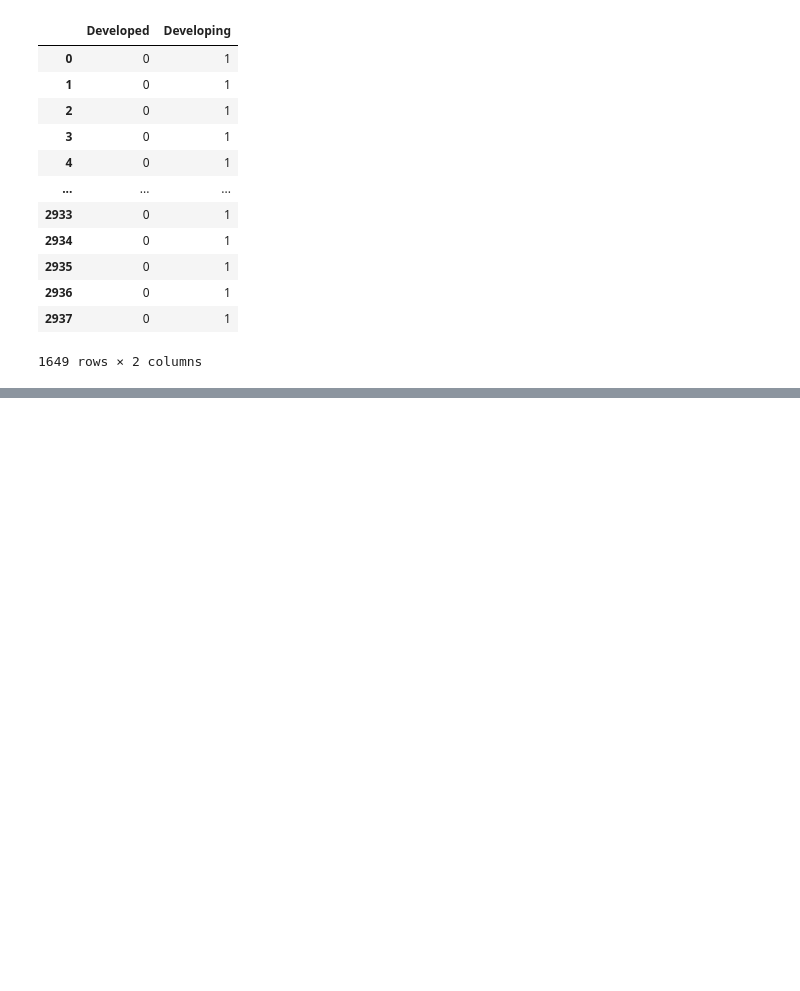
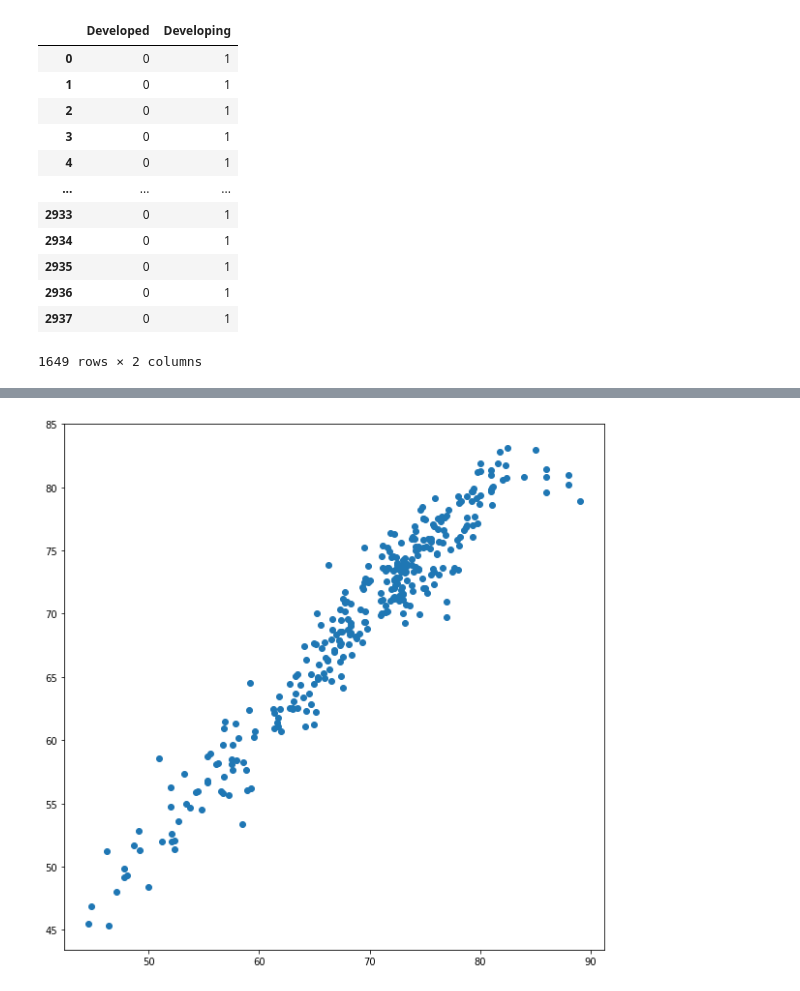
Before and after one commit to Felipeagq/TensorFlow, a Jupyter notebook: sequential.ipynb, the cells around one changed output, grey strips where cells are left out. Drawn from its saved outputs; the diff is of its cells as text; code cells hidden in the pictures; blank space fills up the shorter version.

```diff
--- a/sequential.ipynb
+++ b/sequential.ipynb
@@ -174,0 +235,7 @@ scaled_data.describe().T
+# %%
+num_epochs = 100
+training_history = model.fit(x_train,
+                            y_train,
+                            epochs=num_epochs,
+                            validation_split=0.2,
+                            verbose=True)
@@ -174,0 +260,3 @@ scaled_data.describe().T
+# %%
+# HACEMOS Y_PRED
+y_pred = model.predict(x_test)
@@ -174,0 +292,7 @@ scaled_data.describe().T
+# %%
+# PARA VER LA CORRELACIÓN DE FORMA MÁS VISUAL
+plt.figure(figsize=(10,10))
+plt.scatter(y_test,y_pred)
+plt.show()
+# %% [output]
+[figure, added]
```
Also changed, not shown: parts of 12 cells of this notebook, 1 other file.
